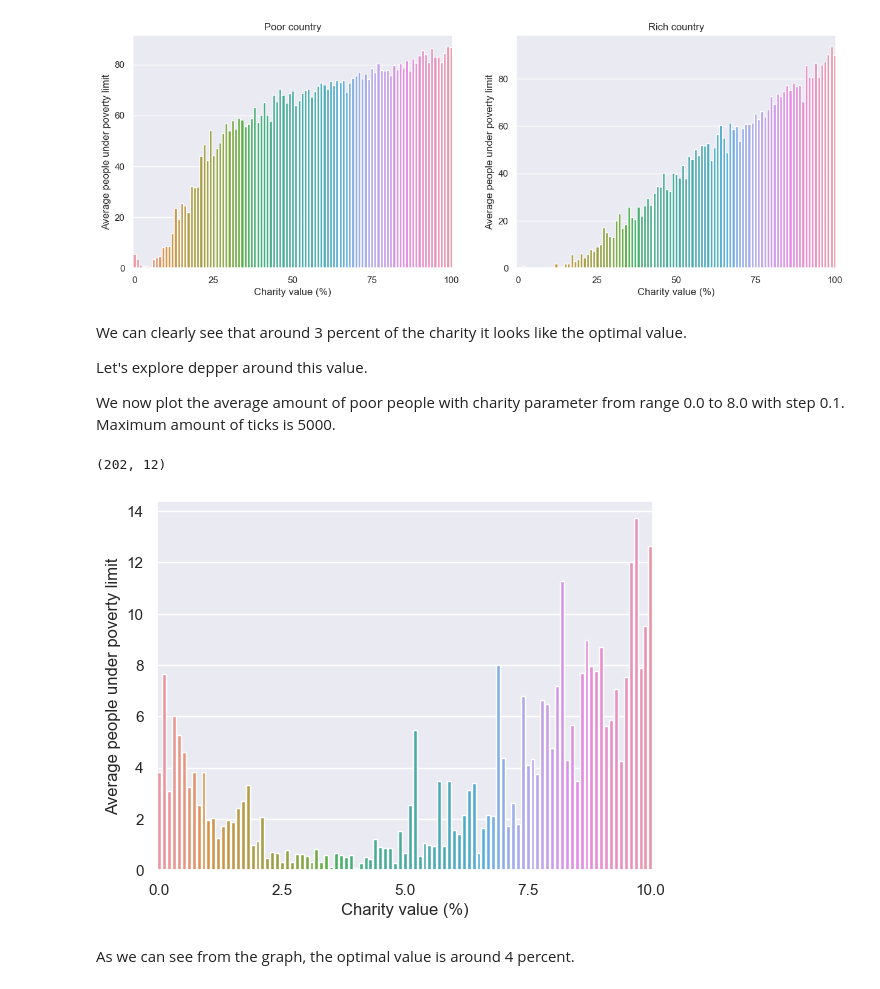
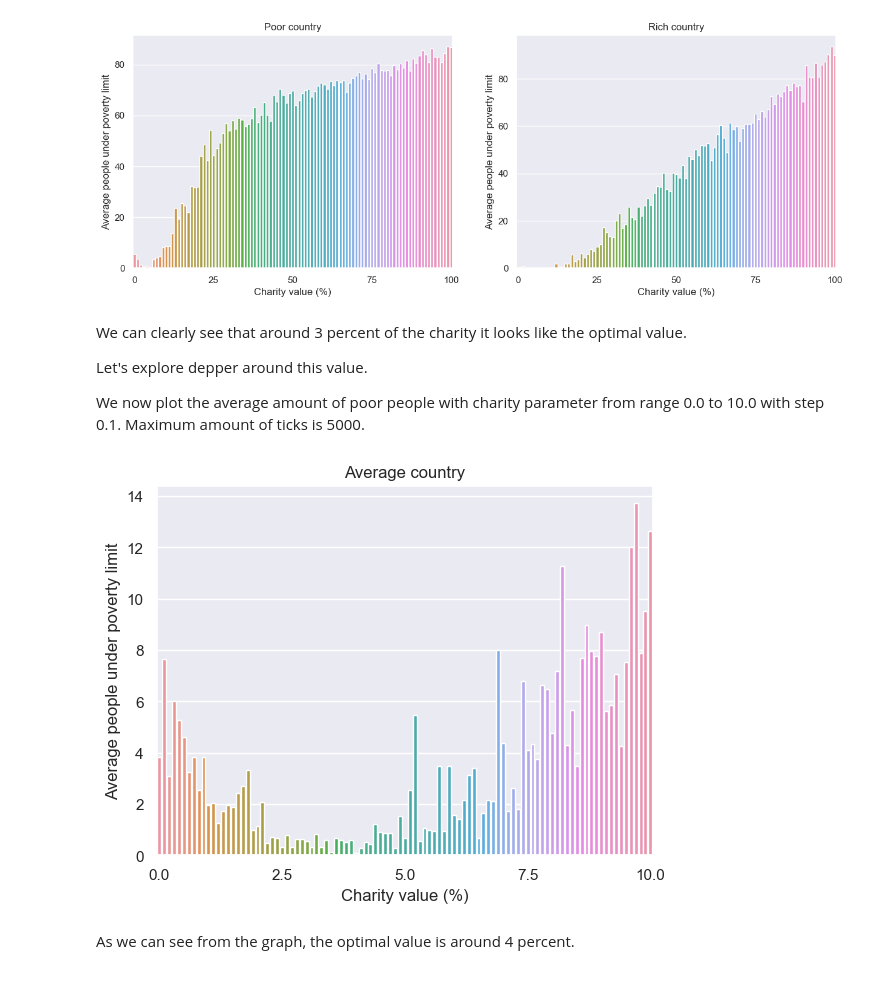
Before and after one commit to MrJoeKr/loveTaxes, a Jupyter notebook: make_graphs.ipynb, the cells around one changed output. Cells and saved outputs as stored; diff of their text form; code cells hidden in the pictures.

```diff
--- a/make_graphs.ipynb
+++ b/make_graphs.ipynb
@@ -52,7 +52,7 @@ def delete_redundant_rows(filename: str) -> None:
 
 In this experiment we test the effect of the charity parameter on the amount of poor people in the population.
 # %%
-def process_charity_experiment(filename: str) -> pd.DataFrame:
+def process_charity_experiment(filename: str, charity_int: bool = True) -> pd.DataFrame:
     """
     Process the charity experiment csv file
     """
@@ -62,13 +62,17 @@ def process_charity_experiment(filename: str) -> pd.DataFrame:
     # Convert mean column to float
     charity_data["[mean]"] = charity_data["[mean]"].astype(float)
 
-    charity_data["charity"] = charity_data["charity"].astype(int)
+    if charity_int:
+        # Convert charity column to int
+        charity_data["charity"] = charity_data["charity"].astype(int)
+    else:
+        charity_data["charity"] = charity_data["charity"].astype(float)
 
     return charity_data
 
 
 def plot_charity_experiment(
-    charity_data: pd.DataFrame, ax: plt.Axes, title: str
+    charity_data: pd.DataFrame, ax: plt.Axes, title: str = ""
 ) -> None:
     """
     Plot the charity experiment data
@@ -133,35 +138,16 @@ We can clearly see that around 3 percent of the charity it looks like the optima
 
 Let's explore depper around this value.
 
-We now plot the average amount of poor people with charity parameter from range 0.0 to 8.0 with step 0.1.
+We now plot the average amount of poor people with charity parameter from range 0.0 to 10.0 with step 0.1.
 Maximum amount of ticks is 5000.
-# %%
-charity_data = process_netlogo_experiment_csv("data/experiment_charity_0_to_10.csv")
-
-# Convert mean column to float
-charity_data['[mean]'] = charity_data['[mean]'].astype(float)
-
-charity_data['charity'] = charity_data['charity'].astype(float)
-
-print(charity_data.shape)
-charity_data.head()
-
-# Group rows by the "charity" parameter and calculate the mean of the "mean" column
-grouped_data = charity_data.groupby('charity')['[mean]'].mean()
-
-# print(grouped_data)
-
-# Plot the grouped data
-sns.set()
-
-ax = sns.barplot(x=grouped_data.index, y=grouped_data.values)
-
-ax.set(xlabel='Charity value (%)', ylabel='Average people under poverty limit')
-# Show less number on the x-axis
-ax.xaxis.set_major_locator(plt.MaxNLocator(5))
-# %% [output]
-(202, 12)
-[figure, removed]
+# %%
+charity_data = process_charity_experiment(
+    "data/experiment_charity_0_to_10.csv", charity_int=False
+)
+
+plot_charity_experiment(charity_data, plt.gca(), title="Average country")
+# %% [output]
+[figure, added]
 # %% [markdown]
 As we can see from the graph, the optimal value is around 4 percent.
 # %% [markdown]
```
Also changed, not shown: parts of 1 cell of this notebook.
